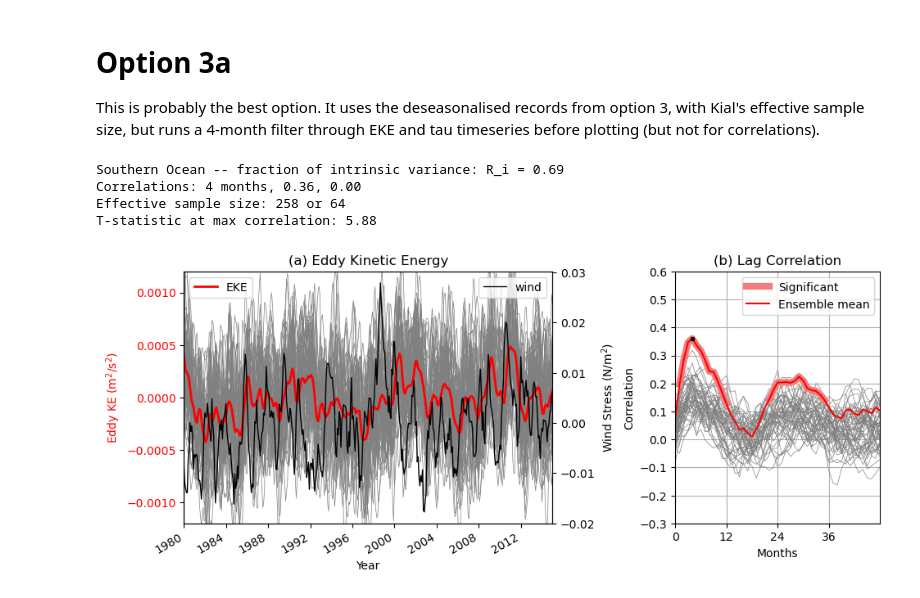
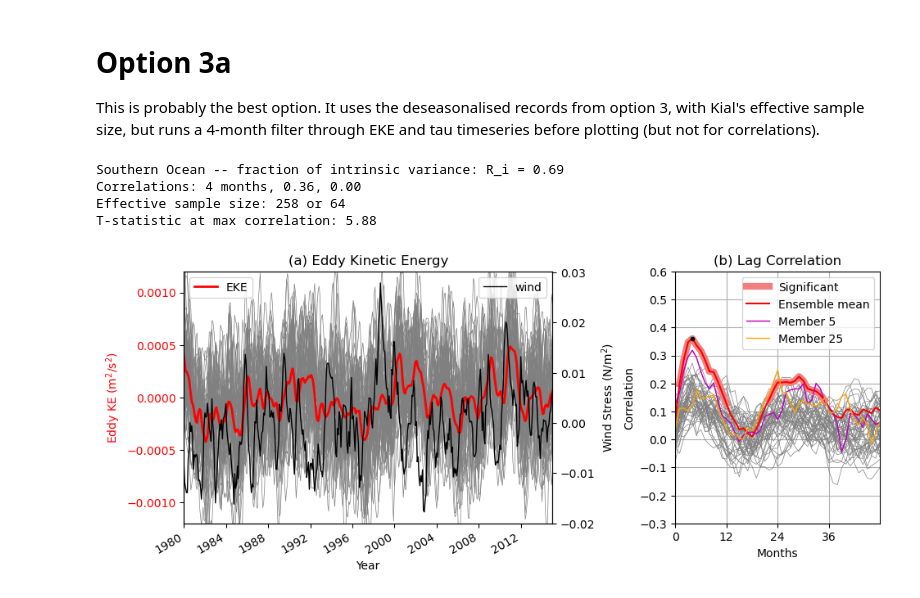
Before and after one commit to AndyHoggANU/OCCIPUT-analysis, a Jupyter notebook: notebooks/Figure2.ipynb, the cells around one changed output. Cells and saved outputs as stored; diff of their text form; code cells hidden in the pictures.

```diff
--- a/notebooks/Figure2.ipynb
+++ b/notebooks/Figure2.ipynb
@@ -474,31 +460,48 @@ ax_tau.set_xlim([start,end])
 
 ax_tau.legend()
 
 coef_sum, signif_sum, Neff_sum, Neff_sum2 = pearsoncor(tau_deseas,eke_sum_deseas)
 lag = coef_sum.argmax()
 print('Correlations: %d months, %0.2f, %0.2f'%(lag, coef_sum[lag], signif_sum[lag]))
 print('Effective sample size: %d or %d'%(Neff[lag], Neff2))
 T = coef_sum[lag]*Neff_sum[lag]**(0.5)*(1-coef_sum[lag]**2)**(-0.5)
 print('T-statistic at max correlation: %0.2f '% T)
 Tstat = coef_sum*Neff_sum**(0.5)*(1-coef_sum**2)**(-0.5)
 coef_sig = np.where(Tstat>1.96,coef_sum,np.NaN)
 ax_corr.plot(coef_sig,linewidth=6,color='lightcoral',label='Significant')
 ax_corr.plot(coef_sum,linewidth=1.5,color='r',label='Ensemble mean')
 ax_corr.plot(lag,coef_sum[lag],'k.')
 
 ax_corr.set_xlim([0,48])
 ax_corr.set_ylim([-0.3,0.6])
 ax_corr.set_xticks([0, 12, 24, 36])
 ax_corr.set_title('(b) Lag Correlation')
 ax_corr.set_xlabel('Months')
 ax_corr.set_ylabel('Correlation')
 ax_corr.grid()
+
+
+# extra line!!
+result = eke_results[5]
+eke_clim = result['eke'].groupby('time.month').mean('time')
+eke_deseas = (result['eke'].groupby('time.month') - eke_clim)
+coef, signif, Neff, Neff2 = pearsoncor(tau_deseas,eke_deseas)
+ax_corr.plot(coef,color='m',linewidth=1,label='Member 5')
+
+# extra line!!
+result = eke_results[25]
+eke_clim = result['eke'].groupby('time.month').mean('time')
+eke_deseas = (result['eke'].groupby('time.month') - eke_clim)
+coef, signif, Neff, Neff2 = pearsoncor(tau_deseas,eke_deseas)
+ax_corr.plot(coef,color='orange',linewidth=1,label='Member 25')
+
+
 ax_corr.legend()
 
 plt.savefig('../paper/figures/Figure2.png',dpi=200)
 # %% [output]
 Southern Ocean -- fraction of intrinsic variance: R_i = 0.69
 Correlations: 4 months, 0.36, 0.00
 Effective sample size: 258 or 64
 T-statistic at max correlation: 5.88
-[figure, old version]
+[figure, new version]
```
Also changed, not shown: parts of 1 cell of this notebook, 1 other file.
